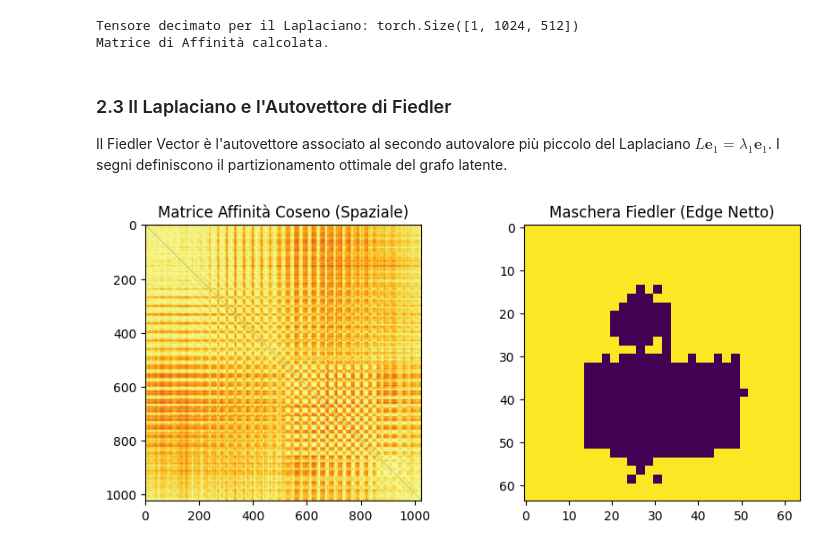
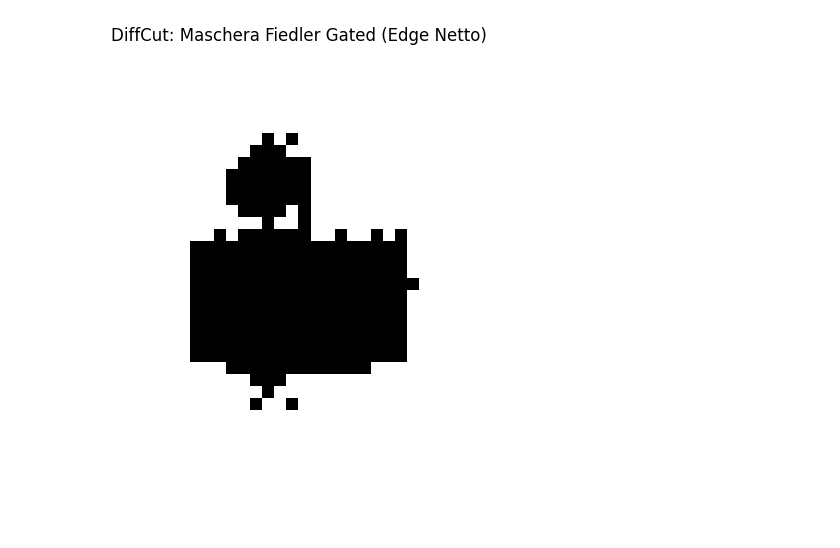
Before and after one commit to PtrTella/FlowStitch, a Jupyter notebook: notebooks/Master_Thesis_Walkthrough.ipynb, the cells around one changed output. Cells and saved outputs as stored; diff of their text form; code cells hidden in the pictures; blank space fills up the shorter version.

```diff
--- a/notebooks/Master_Thesis_Walkthrough.ipynb
+++ b/notebooks/Master_Thesis_Walkthrough.ipynb
@@ -58,50 +129,30 @@ Il Laplaciano non normalizzato è definito come $L = D - S$, dove $D$ è la matr
 # %%
 import torch.nn.functional as F
 
-# 2.1 Interpolazione Spaziale per decimare la matrice
 h_orig, w_orig = 64, 64
 target_res = 32
 spatial_features = attn_features.view(1, h_orig, w_orig, -1).permute(0, 3, 1, 2)
 downscaled = F.interpolate(spatial_features, size=(target_res, target_res), mode='bilinear', align_corners=False)
-keys_flat = downscaled.permute(0, 2, 3, 1).reshape(1, target_res * target_res, -1)
-print(f'Tensore decimato per il Laplaciano: {keys_flat.shape}')
+keys_flat = downscaled.permute(0, 2, 3, 1).reshape(1, target_res * target_res, -1)[0]
 
-# 2.2 Matrice di Affinità Coseno (S)
-keys_norm = F.normalize(keys_flat[0], p=2, dim=-1)
+keys_norm = F.normalize(keys_flat, p=2, dim=-1)
 affinity_matrix = torch.matmul(keys_norm, keys_norm.transpose(0, 1))
 affinity_matrix = torch.clamp(affinity_matrix, min=0.0)
-affinity_matrix.fill_diagonal_(0)
-print('Matrice di Affinità calcolata.')
+affinity_matrix.fill_diagonal_(0.0)
+
+degree = affinity_matrix.sum(dim=1)
+D_matrix = torch.diag(degree)
+L_matrix = D_matrix - affinity_matrix
+
+eigenvalues, eigenvectors = torch.linalg.eigh(L_matrix)
+fiedler_vector = eigenvectors[:, 1]
+fiedler_mask_low = (fiedler_vector > 0).float().view(target_res, target_res)
+mask_fiedler = F.interpolate(fiedler_mask_low.unsqueeze(0).unsqueeze(0), size=(h_orig, w_orig), mode='nearest').squeeze()
+
+plt.figure(figsize=(5, 5))
+plt.imshow(mask_fiedler.numpy(), cmap='gray')
+plt.title('DiffCut: Maschera Fiedler Gated (Edge Netto)')
+plt.axis('off')
+plt.show()
 # %% [output]
-Tensore decimato per il Laplaciano: torch.Size([1, 1024, 512])
-Matrice di Affinità calcolata.
+[figure, added]
-# %% [markdown]
-### 2.3 Il Laplaciano e l'Autovettore di Fiedler
-Il Fiedler Vector è l'autovettore associato al secondo autovalore più piccolo del Laplaciano $L \mathbf{e}_1 = \lambda_1 \mathbf{e}_1$. I segni definiscono il partizionamento ottimale del grafo latente.
-# %%
-# Calcolo Matrice dei Gradi (D)
-degree = affinity_matrix.sum(dim=1)
-D_matrix = torch.diag(degree)
-
-# Laplaciano (L = D - S)
-L_matrix = D_matrix - affinity_matrix
-
-# Autovalori e Autovettori
-eigenvalues, eigenvectors = torch.linalg.eigh(L_matrix)
-fiedler_vector = eigenvectors[:, 1]
-
-# Reshape in maschera 2D
-fiedler_mask_lowres = fiedler_vector.view(target_res, target_res)
-fiedler_mask_lowres = (fiedler_mask_lowres > 0).float()
-
-# Upsample alla risoluzione originale (64x64)
-mask_final = F.interpolate(fiedler_mask_lowres.unsqueeze(0).unsqueeze(0), size=(h_orig, w_orig), mode='nearest').squeeze()
-
-fig, ax = plt.subplots(1, 2, figsize=(10, 4))
-ax[0].imshow(affinity_matrix.float().numpy(), cmap='inferno')
-ax[0].set_title('Matrice Affinità Coseno (Spaziale)')
-ax[1].imshow(mask_final.float().numpy(), cmap='viridis')
-ax[1].set_title('Maschera Fiedler (Edge Netto)')
-plt.show()
-# %% [output]
-[figure, removed]
```
Also changed, not shown: parts of 24 cells of this notebook, 23 other files.
